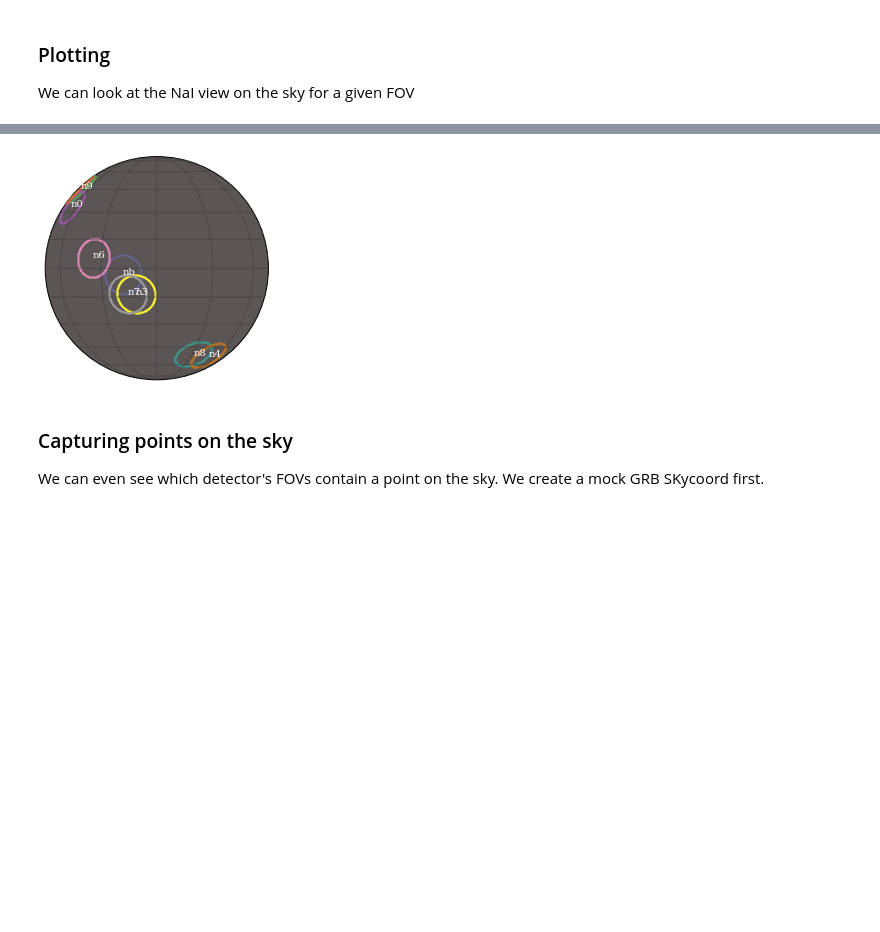
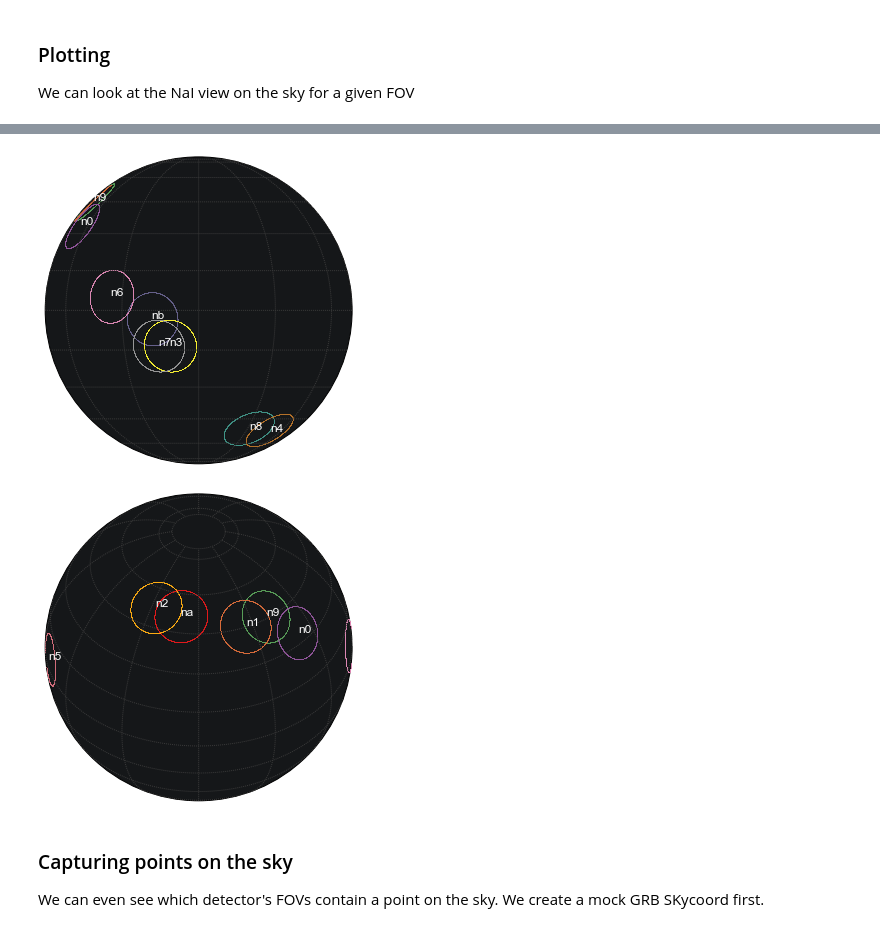
Before and after one commit to grburgess/gbmgeometry, a Jupyter notebook: examples/demo.ipynb, the cells around one changed output, grey strips where cells are left out. Drawn from its saved outputs; the diff is of its cells as text; code cells hidden in the pictures; blank space fills up the shorter version.

```diff
--- a/examples/demo.ipynb
+++ b/examples/demo.ipynb
@@ -115,3 +115,4 @@ myGBM.detector_plot(radius=60)
 # %%
 myGBM.detector_plot(radius=10,projection='ortho',lon_0=120)
+myGBM.detector_plot(radius=10,projection='ortho',lon_0=0,lat_0=40,fignum=2)
 # %% [output]
@@ -119,4 +120,5 @@ Warning: Cannot label parallels on Orthographic basemap
-[figure, old version]
+[figure, new version]
+[figure, added]
 # %% [markdown]
 ### Capturing points on the sky
 
```
Also changed, not shown: parts of 5 cells of this notebook, 5 other files.
